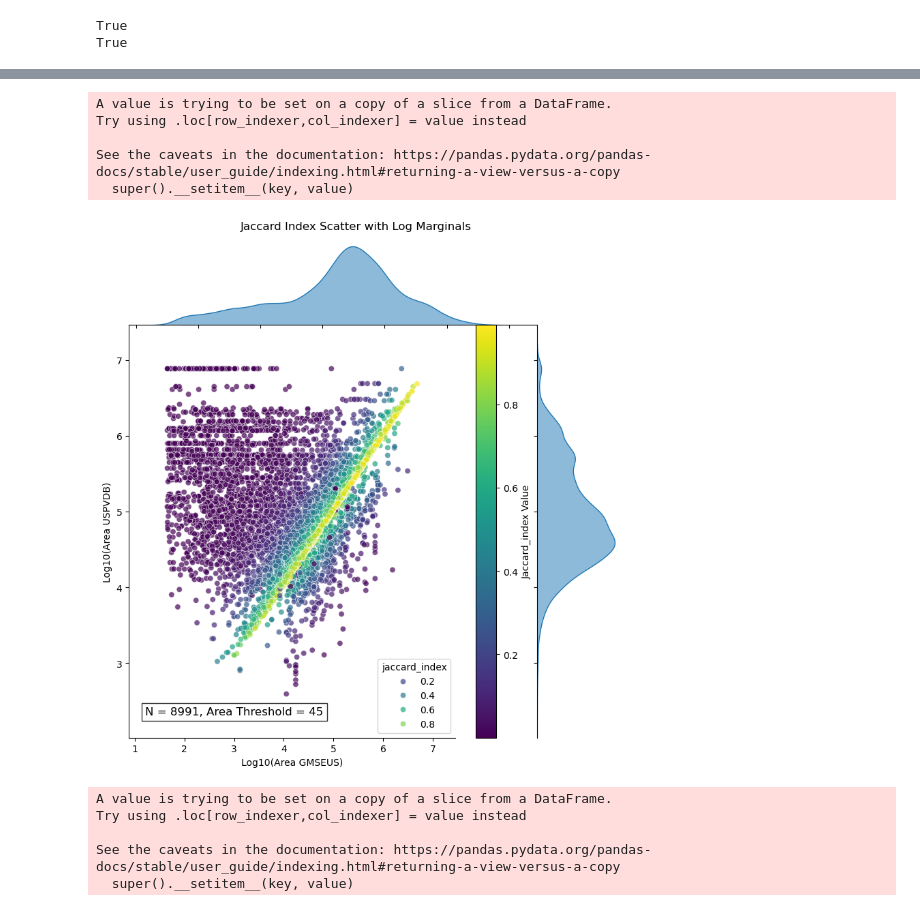
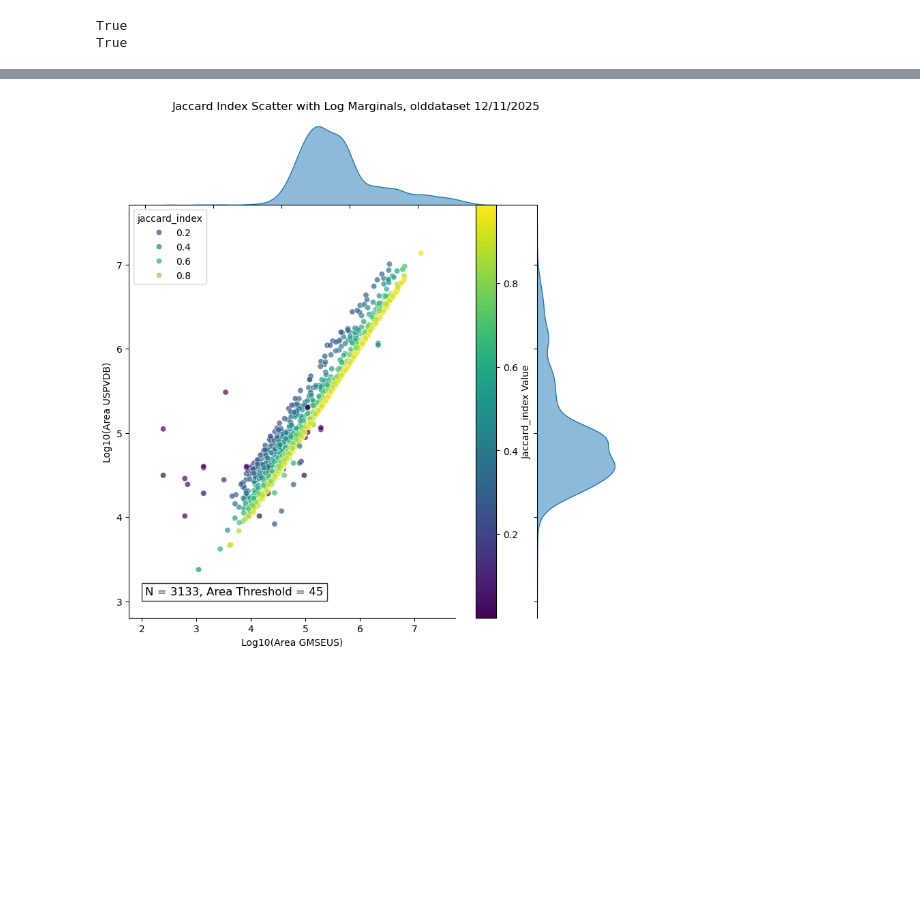
Before and after one commit to stidjaco/GMSEUS, a Jupyter notebook: script9_spatialValidation.ipynb, the cells around one changed output, grey strips where cells are left out. Cells and saved outputs as stored; diff of their text form; code cells hidden in the pictures; blank space fills up the shorter version.

```diff
--- a/script9_spatialValidation.ipynb
+++ b/script9_spatialValidation.ipynb
@@ -11,7 +11,10 @@ import pandas as pd
 ### Polygon comparison
 # %%
 # load the panel polygons for comparison
-gmseus_arrays = gpd.read_file('G:\\Data\\GMSEUS\\GMSEUS\\GMSEUS_NAIP_Arrays.shp')
+gmseus_arrays = gpd.read_file('G:\\Data\\GMSEUS\\GMSEUS\\v0_0\\GMSEUS_NAIP_Arrays.shp')
+
+# get only gmseus arrays where Source == 'gmseus'
+# gmseus_arrays = gmseus_arrays[gmseus_arrays['Source'] == 'gmseus']
 
 # print the first few rows of the data
 print(gmseus_arrays.head())
@@ -19,6 +22,7 @@ print(gmseus_arrays.shape)
 print('GMSEUS arrays attributes')
 print(gmseus_arrays.area.describe())
 
+# get only gmseus arrays where Source == 'gmseus'
 
 # create a subset of the data 10 rows long
 gmseus_arrays_subset = gmseus_arrays.head(1)
@@ -394,8 +283,8 @@ def calculate_gof_and_jaccard_vectorized(map1, map2):
         average_jaccard (float): Average Jaccard Index for all intersections.
     """
     # Explode geometries for both maps
-    map1 = map1.explode(index_parts=True).reset_index(drop=True)
-    map2 = map2.explode(index_parts=True).reset_index(drop=True)
+    # map1 = map1.explode(index_parts=True).reset_index(drop=True)
+    # map2 = map2.explode(index_parts=True).reset_index(drop=True)
 
     # Ensure CRS match
     if map1.crs != map2.crs:
@@ -443,6 +332,7 @@ def calculate_gof_and_jaccard_vectorized(map1, map2):
 
 # Example usage
 map1 = gmseus_arrays
+map1['geometry'] = map1.buffer(0)
 print(map1.is_valid.all())
 
 map2 = uspvdb_arrays
@@ -729,4 +656,6 @@ See: https://matplotlib.org/stable/tutorials/intermediate/legend_guide.html#impl
 # %%
+import numpy as np
+
 def scatter_with_log_marginals(intersections_gdf, metric, title="Log-Transformed Scatter Plot with Marginal Distributions", area_threshold = 45):
     """
     Scatter plot with log-transformed marginal distributions for areas and color-coded by a given metric.
@@ -756,43 +685,33 @@ def scatter_with_log_marginals(intersections_gdf, metric, title="Log-Transformed
         alpha=0.7
     )
 
     # KDE plots on the margins
     g.plot_marginals(sns.kdeplot, fill=True, alpha=0.5)
 
     # Customize color bar for the selected metric
     norm = plt.Normalize(intersections_gdf[metric].min(), intersections_gdf[metric].max())
     sm = plt.cm.ScalarMappable(cmap="viridis", norm=norm)
     sm.set_array([])
     cbar = g.fig.colorbar(sm, ax=g.ax_joint, orientation="vertical", label=f"{metric.capitalize()} Value")
 
     # Set labels and title
     g.set_axis_labels("Log10(Area GMSEUS)", "Log10(Area USPVDB)")
     g.fig.suptitle(title, y=1.02)
 
     # Add a count of the number of points in the lower-left of the plot
     g.ax_joint.text(
         0.05, 0.05, f'N = {intersections_gdf.shape[0]}, Area Threshold = {area_threshold}',
         horizontalalignment='left', verticalalignment='bottom',
         transform=g.ax_joint.transAxes,
         fontsize=12, bbox=dict(facecolor='white', alpha=0.8)
     )
     plt.show()
 
 # Example usage:
 # Scatter plot with Jaccard Index
-scatter_with_log_marginals(intersections_gdf, metric="jaccard_index", title="Jaccard Index Scatter with Log Marginals")
+scatter_with_log_marginals(intersections_gdf, metric="jaccard_index", title="Jaccard Index Scatter with Log Marginals, olddataset 12/11/2025")
 
 # Scatter plot with GOF
-scatter_with_log_marginals(intersections_gdf, metric="gof", title="GOF Scatter with Log Marginals")
+scatter_with_log_marginals(intersections_gdf, metric="gof", title="GOF Scatter with Log Marginals, olddataset 12/11/2025")
 # %% [output]
-A value is trying to be set on a copy of a slice from a DataFrame.
-Try using .loc[row_indexer,col_indexer] = value instead
-
-See the caveats in the documentation: https://pandas.pydata.org/pandas-docs/stable/user_guide/indexing.html#returning-a-view-versus-a-copy
-  super().__setitem__(key, value)
-[figure, old version]
+[figure, new version]
-A value is trying to be set on a copy of a slice from a DataFrame.
-Try using .loc[row_indexer,col_indexer] = value instead
-
-See the caveats in the documentation: https://pandas.pydata.org/pandas-docs/stable/user_guide/indexing.html#returning-a-view-versus-a-copy
-  super().__setitem__(key, value)
```
Also changed, not shown: parts of 26 cells of this notebook.
